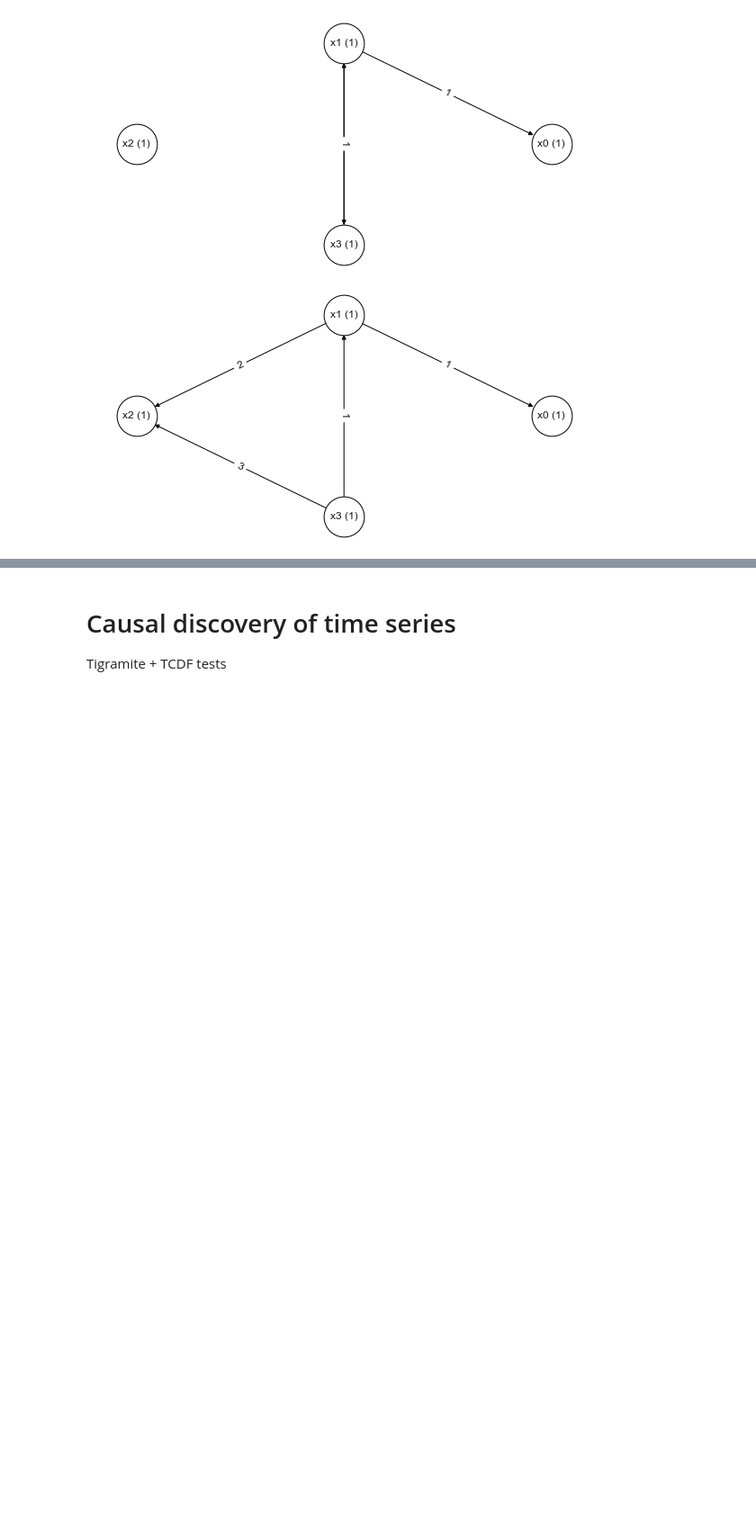
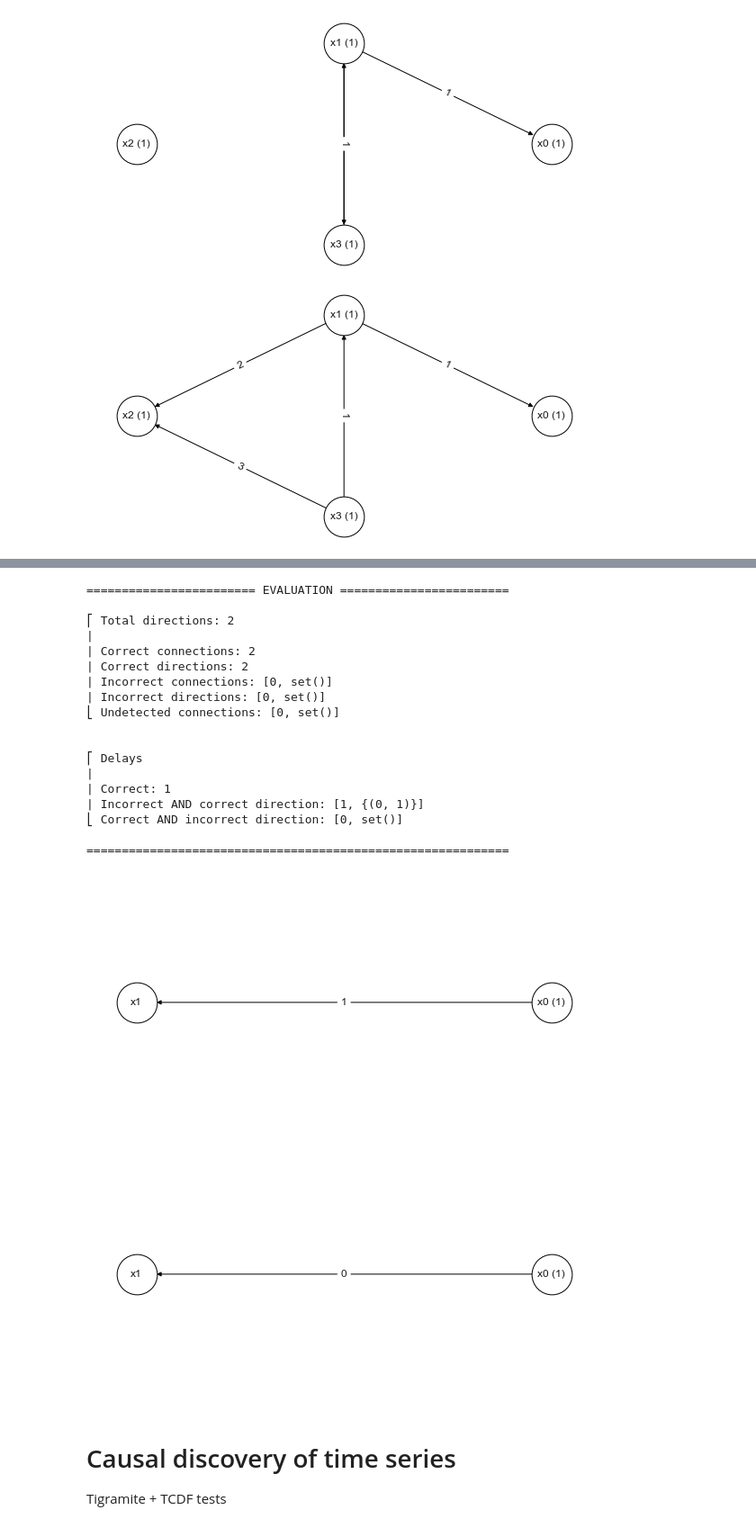
Before and after one commit to sataset/TCDF-mod, a Jupyter notebook: jupyter-notebooks/TCDF-mod-test.ipynb, the cells around one changed output, grey strips where cells are left out. Shown at 90% size. Saved outputs shown, nothing was run; the diff lists cells and outputs as text; code cells hidden in the pictures; blank space fills up the shorter version.

```diff
--- a/jupyter-notebooks/TCDF-mod-test.ipynb
+++ b/jupyter-notebooks/TCDF-mod-test.ipynb
@@ -85,0 +133,29 @@ TCDF_solver.plot_graph(ground_truth=dataset_gt)
+# %%
+# links_coeffs = { 0: [((0, -1), 0.7), ((1, 1), -0.8)],
+#                  1: [((1, -1), 0.8), ((3, -1), 0.8)],
+#                  2: [((2, -1), 0.5), ((1, -2), 0.5), ((3, -3), 0.6)],
+#                  3: [((3, -1), 0.7)],
+#                }
+
+links_coeffs = { 0: [((0, -1), 0.7)],
+                 1: [((0, 0), 0.8)],
+               }
+
+data, _ = generate_ar_process(links_coeffs, 1000)
+
+# dataset = pd.DataFrame(data, columns=['x0', 'x1', 'x2', 'x3'])
+# dataset_gt = pd.DataFrame([[0, 0, 1],
+#                            [1, 0, 1],
+#                            [1, 1, 1],
+#                            [3, 1, 1],
+#                            [2, 2, 1],
+#                            [1, 2, 2],
+#                            [3, 2, 3],
+#                            [3, 3, 1]], columns=['cause', 'effect', 'delay'])
+dataset = pd.DataFrame(data, columns=['x0', 'x1'])
+dataset_gt = pd.DataFrame([[0, 0, 1],
+                           [0, 1, 0]], columns=['cause', 'effect', 'delay'])
+
+TCDF_solver = TCDF(significance=1.0, epochs=1500)
+TCDF_solver.fit(dataset, normalize='None', verbose=1)
+TCDF_solver.get_causes(graphical=True)
@@ -86,3 +180,32 @@ TCDF_solver.plot_graph(ground_truth=dataset_gt)
+# %%
+TCDF_solver.check_with_ground_truth(dataset_gt)
+
+# print(TCDF_solver.models['x3'].fs_attention.data.numpy())
+
+TCDF_solver.plot_graph(ground_truth=dataset_gt)
+
+# TCDF_solver.visualize_weights(pointwise=True, attention_scores=True)
+# %% [output]
+======================== EVALUATION ========================
+
+⎡ Total directions: 2
+|
+| Correct connections: 2
+| Correct directions: 2
+| Incorrect connections: [0, set()]
+| Incorrect directions: [0, set()]
+⎣ Undetected connections: [0, set()]
+
+
+⎡ Delays
+|
+| Correct: 1
+| Incorrect AND correct direction: [1, {(0, 1)}]
+⎣ Correct AND incorrect direction: [0, set()]
+
+============================================================
+[figure, added]
+[figure, added]
 # %% [markdown]
 # Causal discovery of time series
 
```
Also changed, not shown: parts of 4 cells of this notebook.
